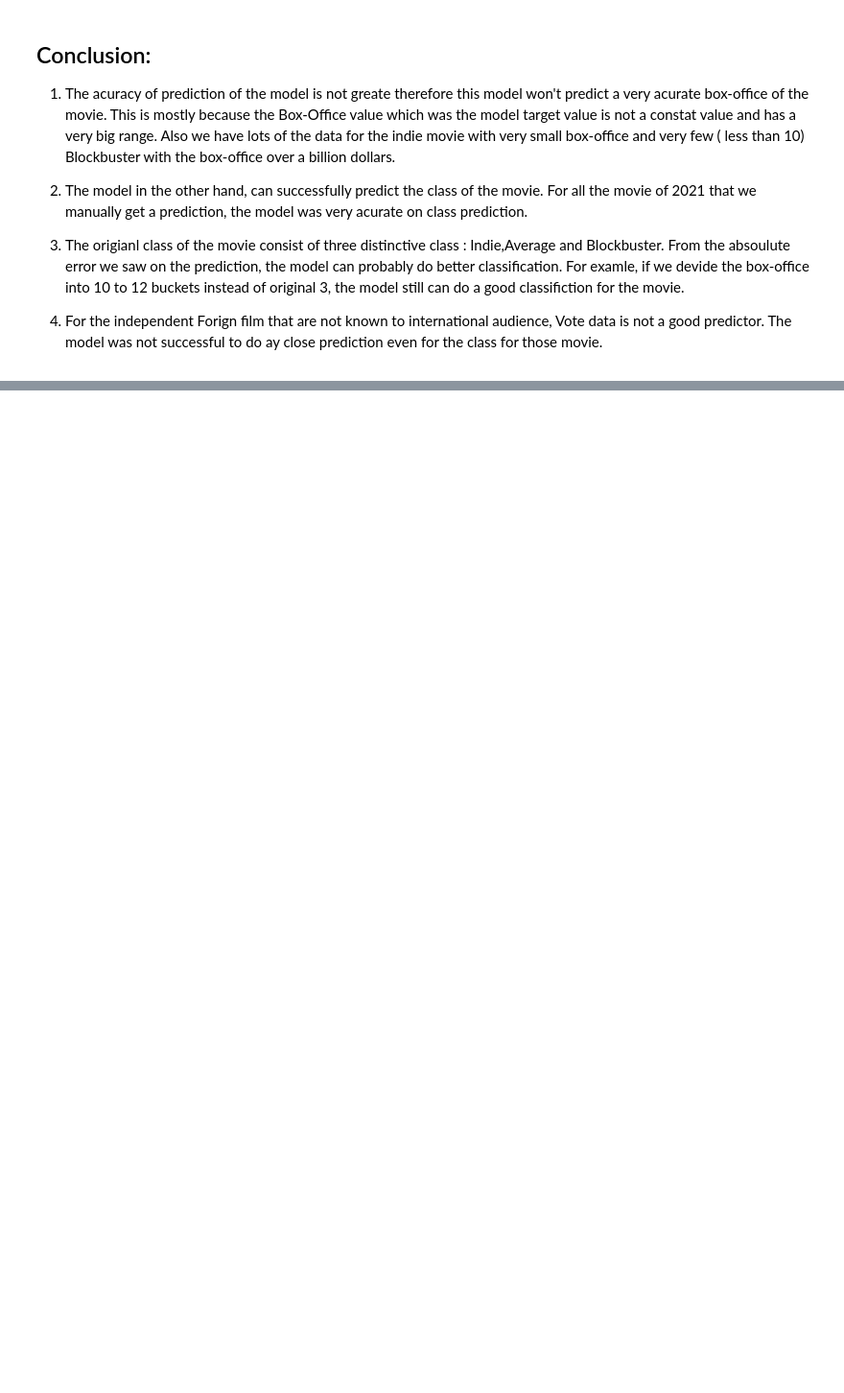
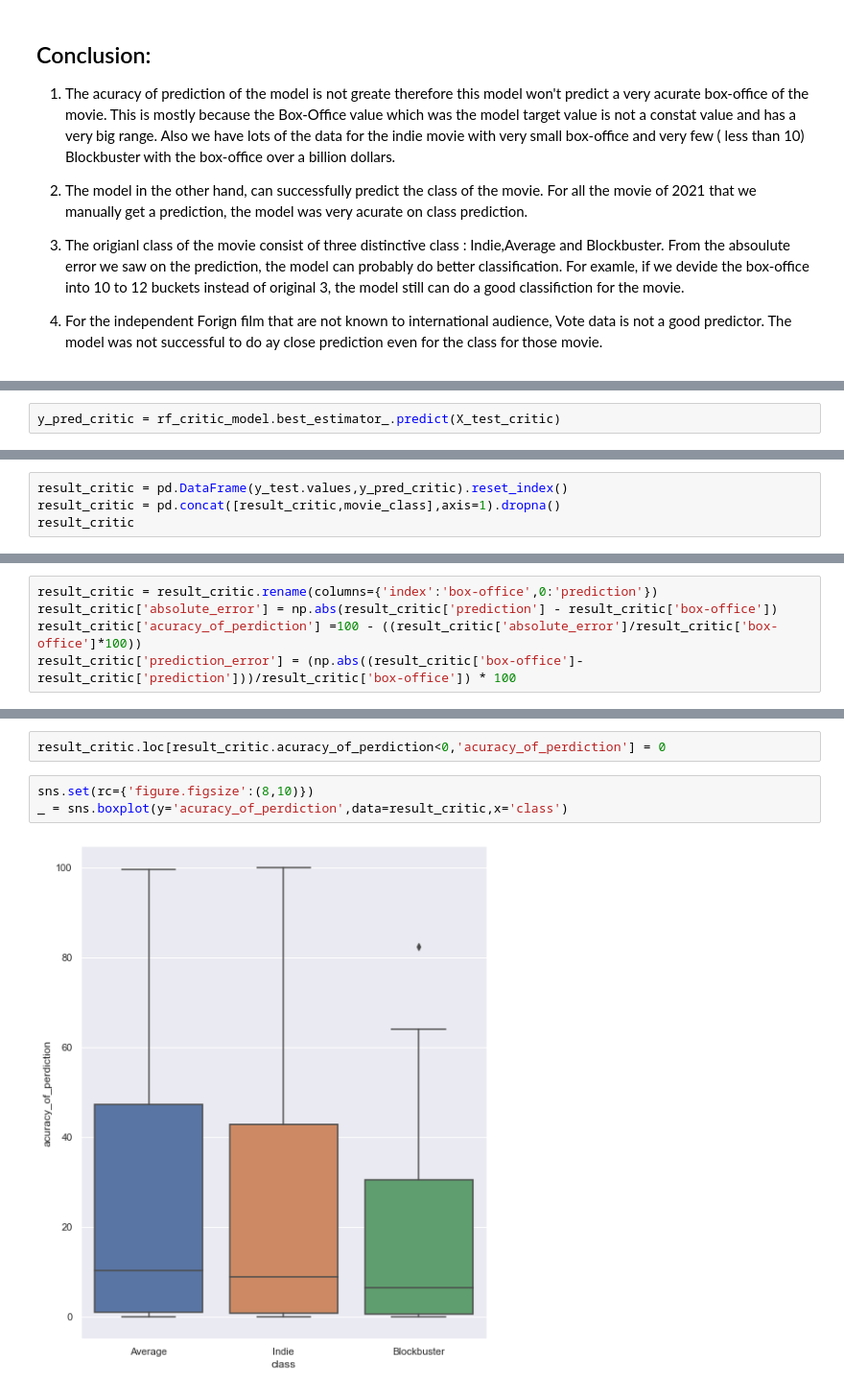
Before and after one commit to AminKafka/Movie-Boxoffice-Prediction-With-Critics-Votes, a Jupyter notebook: notebooks/Modeling.ipynb, the cells around one changed output, grey strips where cells are left out. Shown: that part at 96% size. Cells and saved outputs as stored; diff of their text form; blank space fills up the shorter version.

```diff
--- a/notebooks/Modeling.ipynb
+++ b/notebooks/Modeling.ipynb
@@ -476,0 +579,2 @@ __Predicted Box Office: 40 Million Dollars__
+# %%
+y_pred_critic = rf_critic_model.best_estimator_.predict(X_test_critic)
@@ -476,0 +591,4 @@ __Predicted Box Office: 40 Million Dollars__
+# %%
+result_critic = pd.DataFrame(y_test.values,y_pred_critic).reset_index()
+result_critic = pd.concat([result_critic,movie_class],axis=1).dropna()
+result_critic
@@ -476,0 +609,5 @@ __Predicted Box Office: 40 Million Dollars__
+# %%
+result_critic = result_critic.rename(columns={'index':'box-office',0:'prediction'})
+result_critic['absolute_error'] = np.abs(result_critic['prediction'] - result_critic['box-office'])
+result_critic['acuracy_of_perdiction'] =100 - ((result_critic['absolute_error']/result_critic['box-office']*100))
+result_critic['prediction_error'] = (np.abs((result_critic['box-office']-result_critic['prediction']))/result_critic['box-office']) * 100
@@ -476,0 +630,7 @@ __Predicted Box Office: 40 Million Dollars__
+# %%
+result_critic.loc[result_critic.acuracy_of_perdiction<0,'acuracy_of_perdiction'] = 0
+# %%
+sns.set(rc={'figure.figsize':(8,10)})
+_ = sns.boxplot(y='acuracy_of_perdiction',data=result_critic,x='class')
+# %% [output]
+[figure, added]
```
Also changed, not shown: parts of 58 cells of this notebook.
